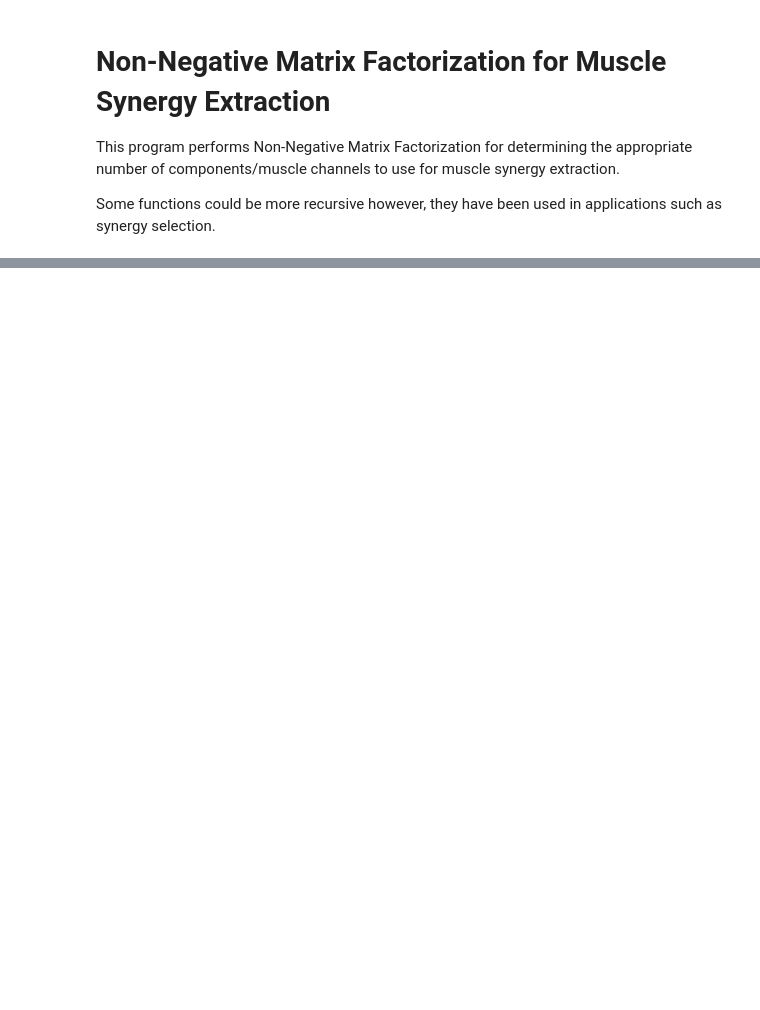
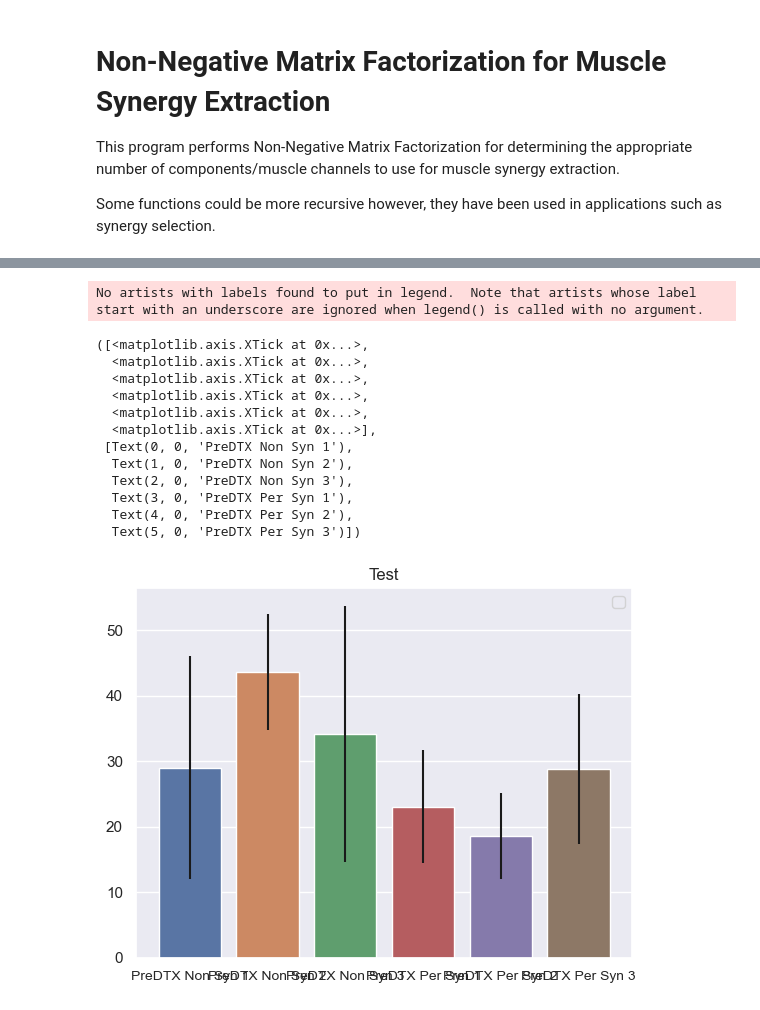
Before and after one commit to Kenmac589/lab-analysis, a Jupyter notebook: committee_meeting-1/synergies/motorpyrimitives.ipynb, the cells around one changed output, grey strips where cells are left out. Saved outputs shown, nothing was run; the diff lists cells and outputs as text; code cells hidden in the pictures; blank space fills up the shorter version.

```diff
--- a/committee_meeting-1/synergies/motorpyrimitives.ipynb
+++ b/committee_meeting-1/synergies/motorpyrimitives.ipynb
@@ -253,0 +501,54 @@ ValueError: object too deep for desired array
+# %%
+# Analysis of fwhl_lenghts
+
+# PreDTX Results
+predtx_results = dict()
+predtx_results.update({'PreDTX Non Syn 1': [np.mean(fwhl_non_syn1), np.std(fwhl_non_syn1)]})
+predtx_results.update({'PreDTX Non Syn 2': [np.mean(fwhl_non_syn2), np.std(fwhl_non_syn2)]})
+predtx_results.update({'PreDTX Non Syn 3': [np.mean(fwhl_non_syn3), np.std(fwhl_non_syn3)]})
+predtx_results.update({'PreDTX Per Syn 1': [np.mean(fwhl_per_syn1), np.std(fwhl_per_syn1)]})
+predtx_results.update({'PreDTX Per Syn 2': [np.mean(fwhl_per_syn2), np.std(fwhl_per_syn2)]})
+predtx_results.update({'PreDTX Per Syn 3': [np.mean(fwhl_per_syn3), np.std(fwhl_per_syn3)]})
+
+# sns.set()
+mean_fwhl_predtx = [value[0] for value in predtx_results.values()]
+std_fwhl_predtx = [value[1] for value in predtx_results.values()]
+
+# PostDTX Results
+postdtx_results = dict()
+postdtx_results.update({'PostDTX Non Syn 1': [np.mean(fwhl_post_non_syn1), np.std(fwhl_post_non_syn1)]})
+postdtx_results.update({'PostDTX Non Syn 2': [np.mean(fwhl_post_non_syn2), np.std(fwhl_post_non_syn2)]})
+postdtx_results.update({'PostDTX Non Syn 3': [np.mean(fwhl_post_non_syn3), np.std(fwhl_post_non_syn3)]})
+postdtx_results.update({'PostDTX Per Syn 1': [np.mean(fwhl_post_per_syn1), np.std(fwhl_post_per_syn1)]})
+postdtx_results.update({'PostDTX Per Syn 2': [np.mean(fwhl_post_per_syn2), np.std(fwhl_post_per_syn2)]})
+postdtx_results.update({'PostDTX Per Syn 3': [np.mean(fwhl_post_per_syn3), np.std(fwhl_post_per_syn3)]})
+
+mean_fwhl_postdtx = [value[0] for value in predtx_results.values()]
+std_fwhl_postdtx = [value[1] for value in predtx_results.values()]
+
+# Plotting
+sns.set()
+predtx_trials = list(predtx_results.keys())
+postdtx_trials = list(postdtx_results.keys())
+fig, ax = plt.subplots(1,1)
+plt.title("Test")
+plt.legend(loc='upper right', bbox_to_anchor=(1,1))
+ax = sns.barplot(x=predtx_trials, y=mean_fwhl_predtx)
+ax.errorbar(x=predtx_trials, y=mean_fwhl_predtx, yerr=std_fwhl_predtx, fmt="none", c="k")
+# plt.bar(predtx_trials, mean_fwhl_predtx, yerr=std_fwhl_predtx, capsize=3)
+plt.xticks(range(len(predtx_trials)), predtx_trials, size='small')
+# %% [output]
+No artists with labels found to put in legend.  Note that artists whose label start with an underscore are ignored when legend() is called with no argument.
+([<matplotlib.axis.XTick at 0x...>,
+  <matplotlib.axis.XTick at 0x...>,
+  <matplotlib.axis.XTick at 0x...>,
+  <matplotlib.axis.XTick at 0x...>,
+  <matplotlib.axis.XTick at 0x...>,
+  <matplotlib.axis.XTick at 0x...>],
+ [Text(0, 0, 'PreDTX Non Syn 1'),
+  Text(1, 0, 'PreDTX Non Syn 2'),
+  Text(2, 0, 'PreDTX Non Syn 3'),
+  Text(3, 0, 'PreDTX Per Syn 1'),
+  Text(4, 0, 'PreDTX Per Syn 2'),
+  Text(5, 0, 'PreDTX Per Syn 3')])
+[figure, added]
```
Also changed, not shown: parts of 6 cells of this notebook, 14 other files.
